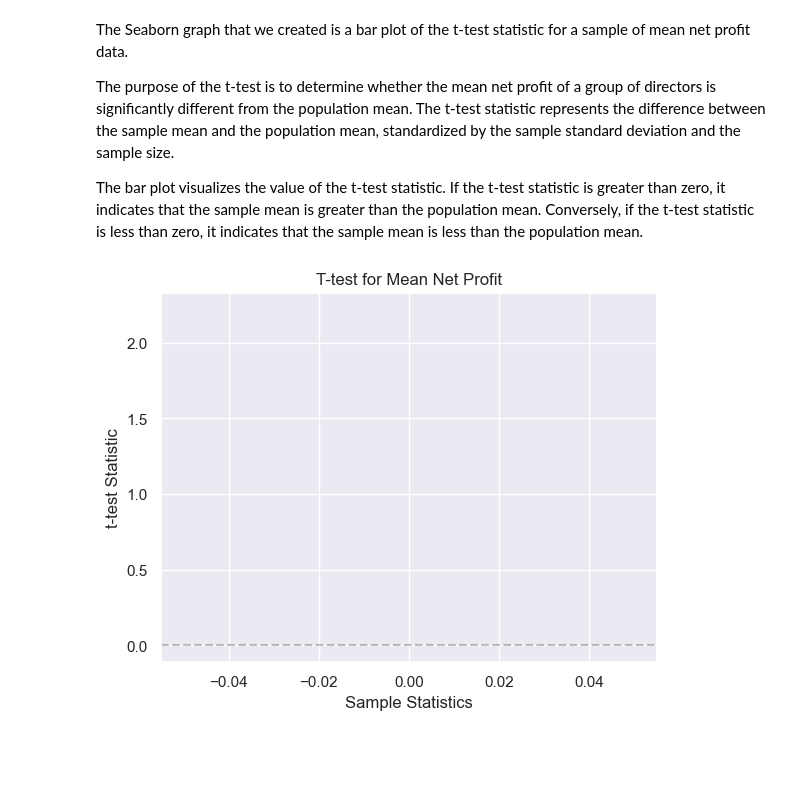
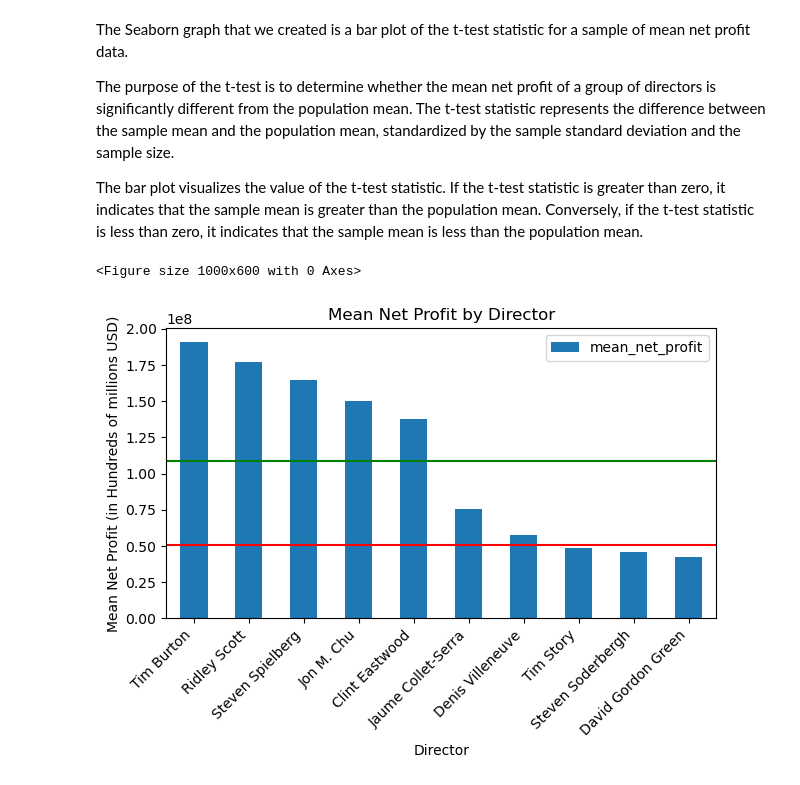
Before and after one commit to rolandrao/capstone-repo, a Jupyter notebook: notebooks/Walter Friedrich/walter_working_notebook.ipynb, the cells around one changed output. Saved outputs shown, nothing was run; the diff lists cells and outputs as text; code cells hidden in the pictures; blank space fills up the shorter version.

```diff
--- a/notebooks/Walter Friedrich/walter_working_notebook.ipynb
+++ b/notebooks/Walter Friedrich/walter_working_notebook.ipynb
@@ -137,25 +139,3 @@ The Seaborn graph that we created is a bar plot of the t-test statistic for a sa
 The purpose of the t-test is to determine whether the mean net profit of a group of directors is significantly different from the population mean. The t-test statistic represents the difference between the sample mean and the population mean, standardized by the sample standard deviation and the sample size.
 
 The bar plot visualizes the value of the t-test statistic. If the t-test statistic is greater than zero, it indicates that the sample mean is greater than the population mean. Conversely, if the t-test statistic is less than zero, it indicates that the sample mean is less than the population mean.
-# %%
-data = pd.DataFrame({
-    'Sample mean of mean_net_profit': [sample_mean],
-    'Sample standard deviation of mean_net_profit': [sample_std],
-    'Sample variance of mean_net_profit'
-    'population mean of mean_net_profit': [population_mean],
-    't-test statistic': [t_test]
-})
-
-sns.set(font_scale = 1.0)
-
-ax = sns.lineplot(x = data.index, y ='t-test statistic', data = data)
-
-
-ax.set_xlabel('Sample Statistics')
-ax.set_ylabel('t-test Statistic')
-ax.set_title('T-test for Mean Net Profit')
-ax.axhline(y=t_test, linestyle='--', color='grey', alpha=0.5)
-
-plt.show()
-# %% [output]
-[figure, removed]
@@ -170,0 +142,14 @@ plt.show()
+# %%
+plt.figure(figsize=(10, 6))
+director_AGG.plot.bar(x='director', y='mean_net_profit')
+plt.axhline(y =50644282.99169031, color = 'r', linestyle = '-')
+plt.axhline(y =108995329.64623015, color = 'g', linestyle = '-')
+plt.title('Mean Net Profit by Director')
+plt.xlabel('Director')
+plt.ylabel('Mean Net Profit (in Hundreds of millions USD)')
+plt.xticks(rotation=45, ha='right')
+plt.tight_layout()
+plt.show()
+# %% [output]
+<Figure size 1000x600 with 0 Axes>
+[figure, added]
```
Also changed, not shown: parts of 4 cells of this notebook.
